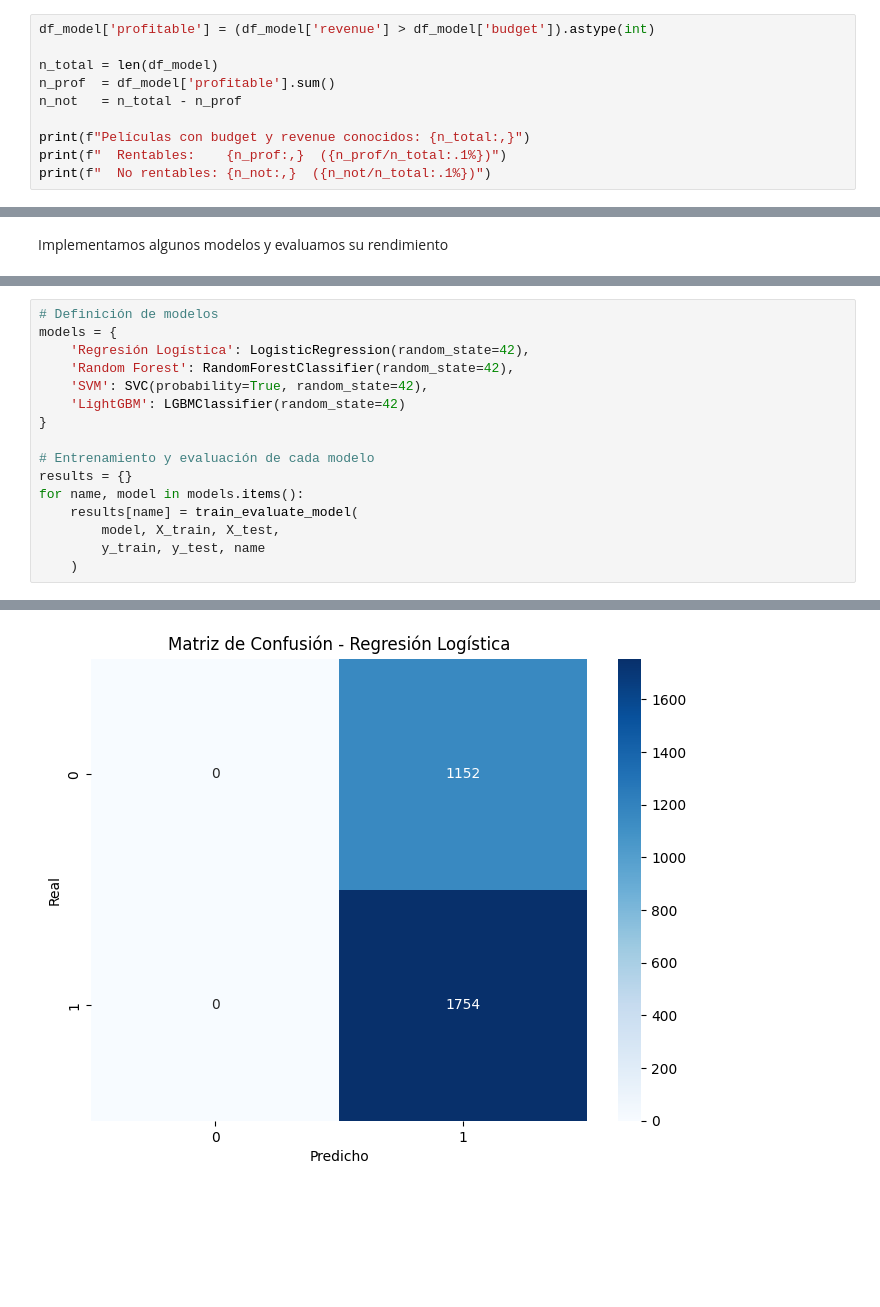
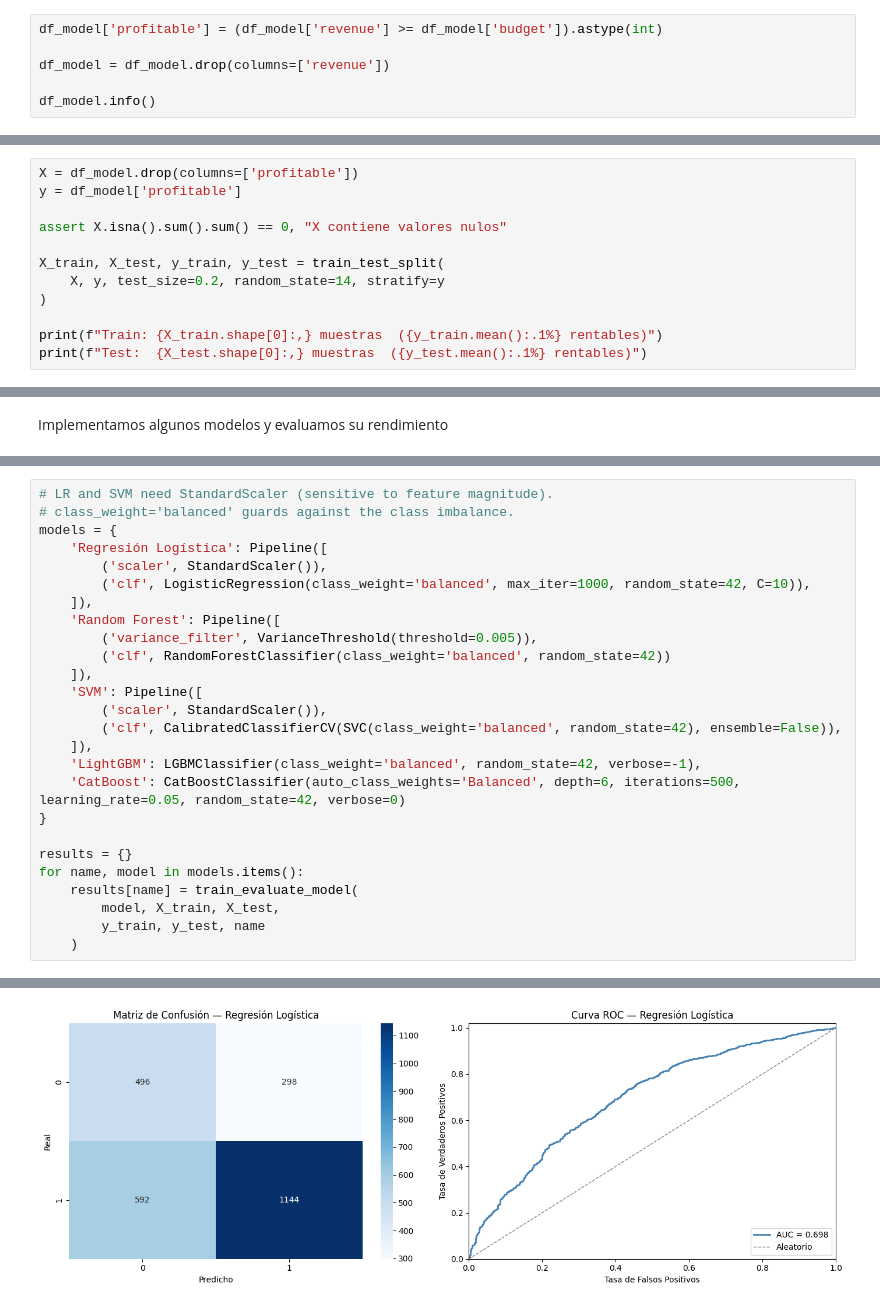
Before and after one commit to natonnelier/prediction_movies_imdb, a Jupyter notebook: prediction_movies_imdb.ipynb, the cells around one changed output, grey strips where cells are left out. Cells and saved outputs as stored; diff of their text form; blank space fills up the shorter version.

```diff
--- a/prediction_movies_imdb.ipynb
+++ b/prediction_movies_imdb.ipynb
@@ -298,11 +382,7 @@ Este subconjunto, `df_model`, es el que usaremos para entrenamiento y evaluació
 # %%
-df_model['profitable'] = (df_model['revenue'] > df_model['budget']).astype(int)
+df_model['profitable'] = (df_model['revenue'] >= df_model['budget']).astype(int)
 
-n_total = len(df_model)
-n_prof  = df_model['profitable'].sum()
-n_not   = n_total - n_prof
+df_model = df_model.drop(columns=['revenue'])
 
-print(f"Películas con budget y revenue conocidos: {n_total:,}")
-print(f"  Rentables:    {n_prof:,}  ({n_prof/n_total:.1%})")
-print(f"  No rentables: {n_not:,}  ({n_not/n_total:.1%})")
+df_model.info()
 # %% [output]
@@ -426,0 +558,12 @@ plt.show()
+# %%
+X = df_model.drop(columns=['profitable'])
+y = df_model['profitable']
+
+assert X.isna().sum().sum() == 0, "X contiene valores nulos"
+
+X_train, X_test, y_train, y_test = train_test_split(
+    X, y, test_size=0.2, random_state=14, stratify=y
+)
+
+print(f"Train: {X_train.shape[0]:,} muestras  ({y_train.mean():.1%} rentables)")
+print(f"Test:  {X_test.shape[0]:,} muestras  ({y_test.mean():.1%} rentables)")
@@ -641,13 +778,23 @@ def train_evaluate_model(model, X_train, X_test, y_train, y_test, model_name="")
 # %%
-# Definición de modelos
+# LR and SVM need StandardScaler (sensitive to feature magnitude).
+# class_weight='balanced' guards against the class imbalance.
 models = {
-    'Regresión Logística': LogisticRegression(random_state=42),
-    'Random Forest': RandomForestClassifier(random_state=42),
-    'SVM': SVC(probability=True, random_state=42),
-    'LightGBM': LGBMClassifier(random_state=42)
+    'Regresión Logística': Pipeline([
+        ('scaler', StandardScaler()),
+        ('clf', LogisticRegression(class_weight='balanced', max_iter=1000, random_state=42, C=10)),
+    ]),
+    'Random Forest': Pipeline([
+        ('variance_filter', VarianceThreshold(threshold=0.005)),
+        ('clf', RandomForestClassifier(class_weight='balanced', random_state=42))
+    ]),
+    'SVM': Pipeline([
+        ('scaler', StandardScaler()),
+        ('clf', CalibratedClassifierCV(SVC(class_weight='balanced', random_state=42), ensemble=False)),
+    ]),
+    'LightGBM': LGBMClassifier(class_weight='balanced', random_state=42, verbose=-1),
+    'CatBoost': CatBoostClassifier(auto_class_weights='Balanced', depth=6, iterations=500, learning_rate=0.05, random_state=42, verbose=0)
 }
 
-# Entrenamiento y evaluación de cada modelo
 results = {}
 for name, model in models.items():
     results[name] = train_evaluate_model(
@@ -665,3 +812,3 @@ roc_auc: 0.6319
-[figure, old version]
+[figure, new version]
 Resultados para Random Forest:
 -----------------------------------
```
Also changed, not shown: parts of 67 cells of this notebook, 2 other files.
